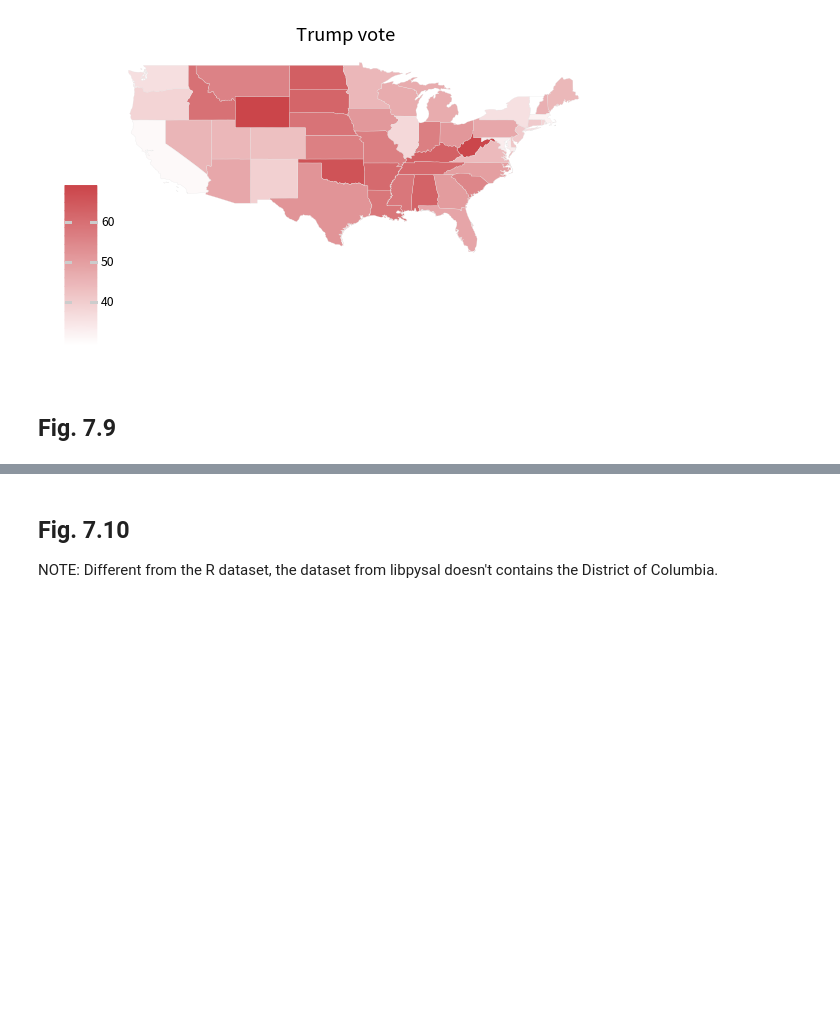
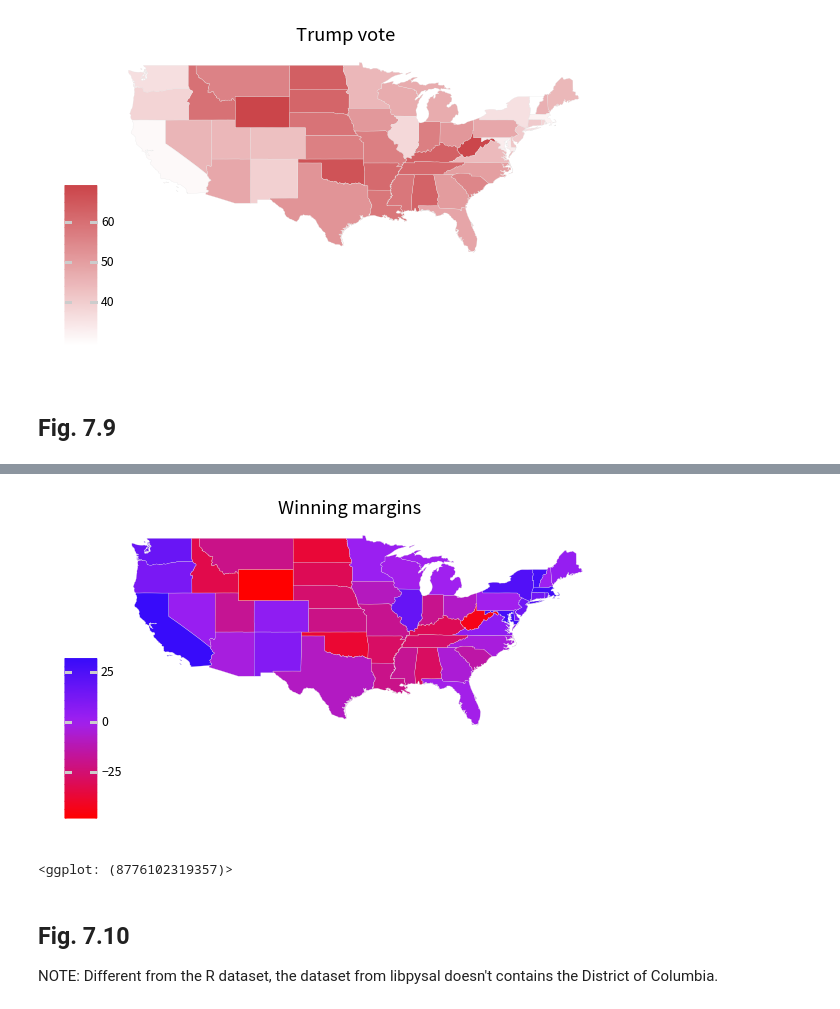
Before and after one commit to Gedevan-Aleksizde/pysocviz, a Jupyter notebook: notebooks/Ch.7.ipynb, the cells around one changed output, grey strips where cells are left out. Drawn from its saved outputs; the diff is of its cells as text; code cells hidden in the pictures; blank space fills up the shorter version.

```diff
--- a/notebooks/Ch.7.ipynb
+++ b/notebooks/Ch.7.ipynb
@@ -220,9 +238,12 @@ p2 + theme_map_pseudo() + labs(fill = "Percent")
 # %%
 p3 = p1 + scale_fill_gradient2(
-    low="red", mid=colors['purple'], high="blue",
+    low="red", mid=dcolors['purple'], high="blue",
     breaks = [-25, 0, 25, 50, 75]
 ) + labs(title="Winning margins")
 p3 + theme_map_pseudo() + labs(fill = "Percent")
+# %% [output]
+[figure, added]
+<ggplot: (8776102319357)>
 # %% [markdown]
 ## Fig. 7.10
 
```
Also changed, not shown: parts of 45 cells of this notebook, 16 other files.
